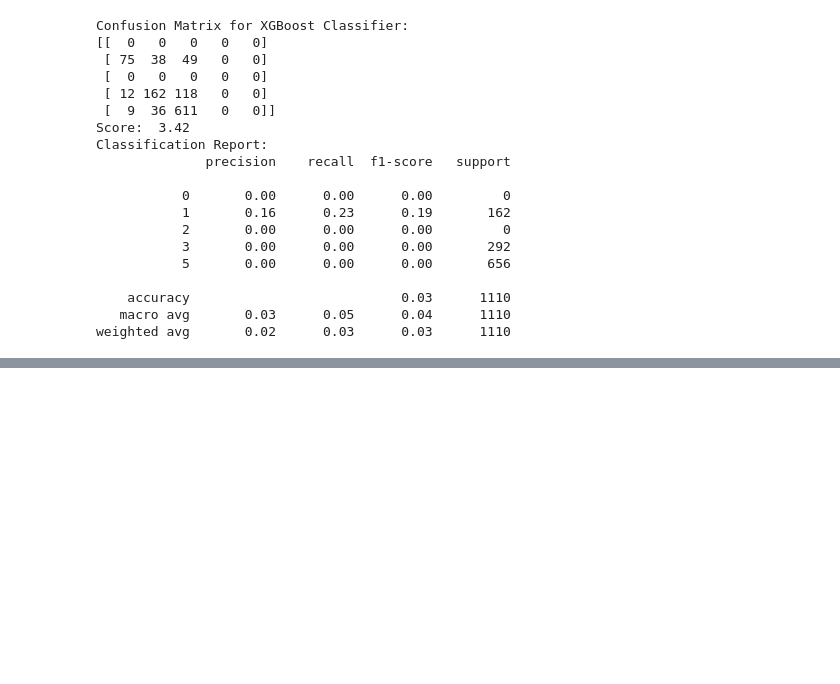
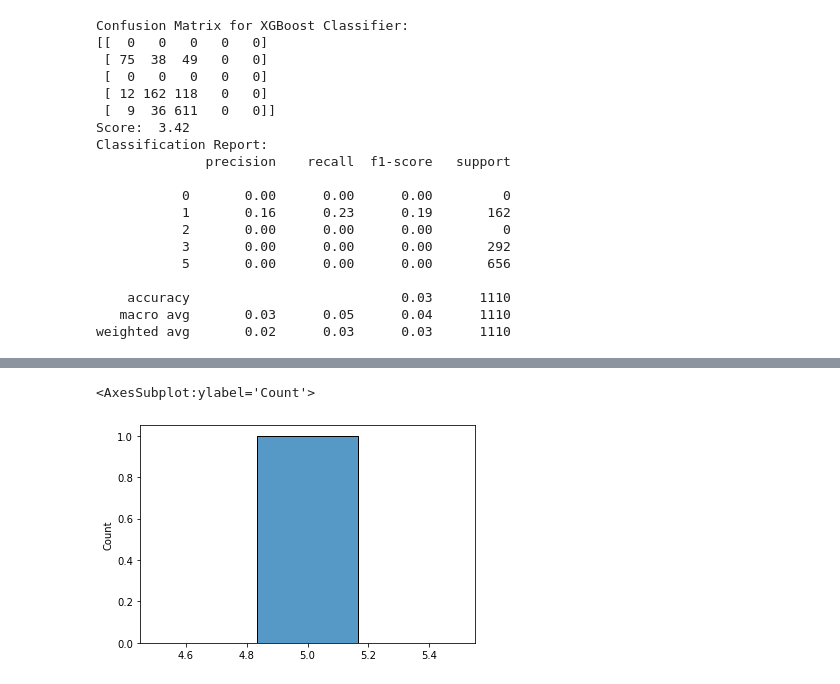
Before and after one commit to cynthialmy/Sentiment-Analysis-with-Scikit-learn, a Jupyter notebook: Sentiment-Analysis-with-Scikit-learn.ipynb, the cells around one changed output, grey strips where cells are left out. Saved outputs shown, nothing was run; the diff lists cells and outputs as text; code cells hidden in the pictures; blank space fills up the shorter version.

```diff
--- a/Sentiment-Analysis-with-Scikit-learn.ipynb
+++ b/Sentiment-Analysis-with-Scikit-learn.ipynb
@@ -721,0 +777,5 @@ This can likely be fixed by normalizing the dataset to have equal number of revi
+# %%
+sns.histplot(data=predmnb_new, bins = 3)
+# %% [output]
+<AxesSubplot:ylabel='Count'>
+[figure, added]
```
Also changed, not shown: parts of 49 cells of this notebook.
